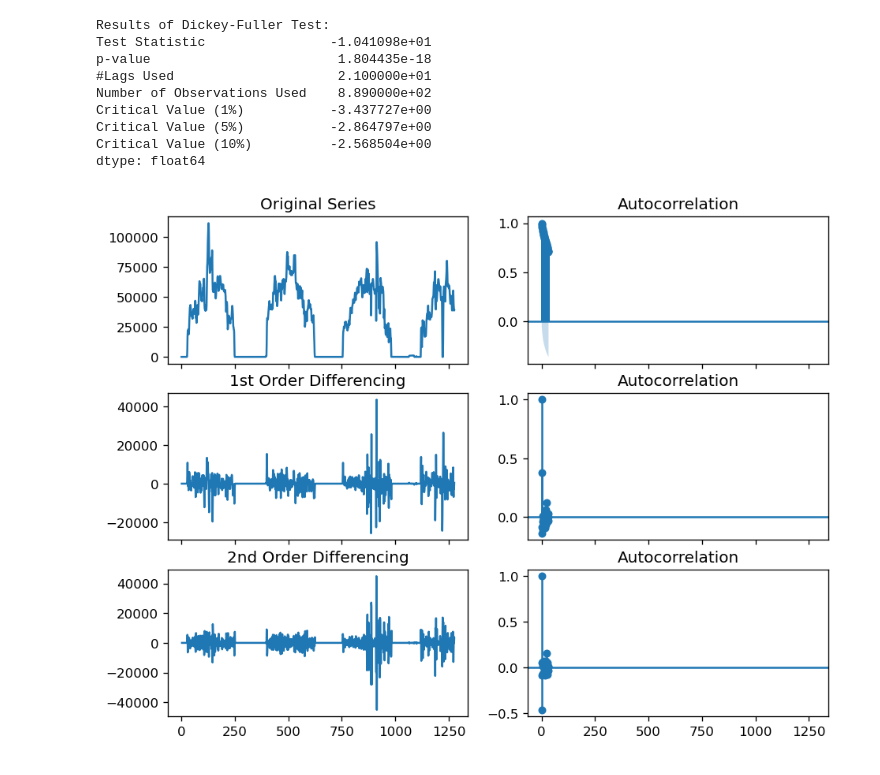
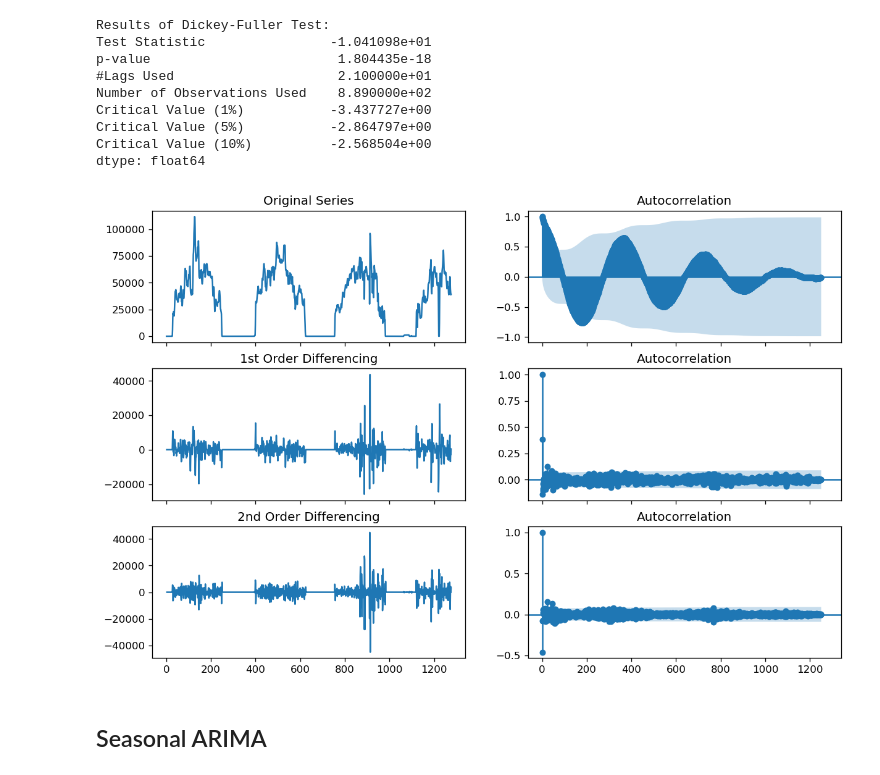
Before and after one commit to Pawelw03/analiza_szeregow_pw, a Jupyter notebook: Przetwarzanie szeregów czasowych - Thermal energy consumption.ipynb, the cells around one changed output. Cells and saved outputs as stored; diff of their text form; code cells hidden in the pictures.

```diff
--- a/Przetwarzanie szeregów czasowych - Thermal energy consumption.ipynb
+++ b/Przetwarzanie szeregów czasowych - Thermal energy consumption.ipynb
@@ -262,7 +262,7 @@ plt.show
 # %%
 #rolling mean last 2 days
 co_daily_adj_mean = co_daily_adj.copy()
-co_daily_adj_mean["energy_consumed"] = co_daily_adj_mean['energy_consumed'].rolling(window=2).mean()
+co_daily_adj_mean["energy_consumed"] = train['seasonal_first_difference'].rolling(window=2).mean()
 co_daily_adj_mean.dropna(inplace=True)
 co_daily_adj_mean.plot(x="date_time", y=["energy_consumed"], figsize=(15, 3))
 plt.show
@@ -388,25 +388,24 @@ dtype: float64
 # %%
 import numpy as np, pandas as pd
 from statsmodels.graphics.tsaplots import plot_acf, plot_pacf
 import matplotlib.pyplot as plt
-plt.rcParams.update({'figure.figsize':(9,7), 'figure.dpi':120})
-
-# Import data
-# df = pd.read_csv('https://raw.githubusercontent.com/selva86/datasets/master/wwwusage.csv', names=['value'], header=0)
+plt.rcParams.update({'figure.figsize':(12,8), 'figure.dpi':120})
 
 # Original Series
 fig, axes = plt.subplots(3, 2, sharex=True)
-axes[0, 0].plot(co_daily_adj_mean['energy_consumed'][:]); axes[0, 0].set_title('Original Series')
-plot_acf(co_daily_adj_mean['energy_consumed'][:], ax=axes[0, 1])
+axes[0, 0].plot(co_daily_adj_mean['energy_consumed']); axes[0, 0].set_title('Original Series')
+plot_acf(co_daily_adj_mean['energy_consumed'], lags=1250, ax=axes[0, 1])
 
 # 1st Differencing
-axes[1, 0].plot(co_daily_adj_mean['energy_consumed'][:].diff()); axes[1, 0].set_title('1st Order Differencing')
-plot_acf(co_daily_adj_mean['energy_consumed'][:].diff().dropna(), ax=axes[1, 1])
+axes[1, 0].plot(co_daily_adj_mean['energy_consumed'].diff()); axes[1, 0].set_title('1st Order Differencing')
+plot_acf(co_daily_adj_mean['energy_consumed'].diff().dropna(), lags=1250, ax=axes[1, 1])
 
 # 2nd Differencing
-axes[2, 0].plot(co_daily_adj_mean['energy_consumed'][:].diff().diff()); axes[2, 0].set_title('2nd Order Differencing')
-plot_acf(co_daily_adj_mean['energy_consumed'][:].diff().diff().dropna(), ax=axes[2, 1])
+axes[2, 0].plot(co_daily_adj_mean['energy_consumed'].diff().diff()); axes[2, 0].set_title('2nd Order Differencing')
+plot_acf(co_daily_adj_mean['energy_consumed'].diff().diff().dropna(), lags=1250, ax=axes[2, 1])
 
 plt.show()
 # %% [output]
-[figure, old version]
+[figure, new version]
+# %% [markdown]
+## Seasonal ARIMA
```
Also changed, not shown: parts of 16 cells of this notebook.
